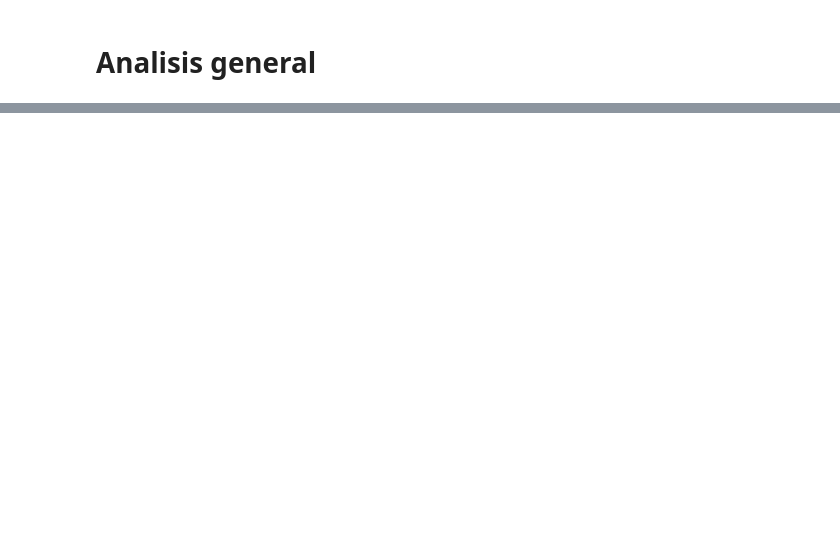
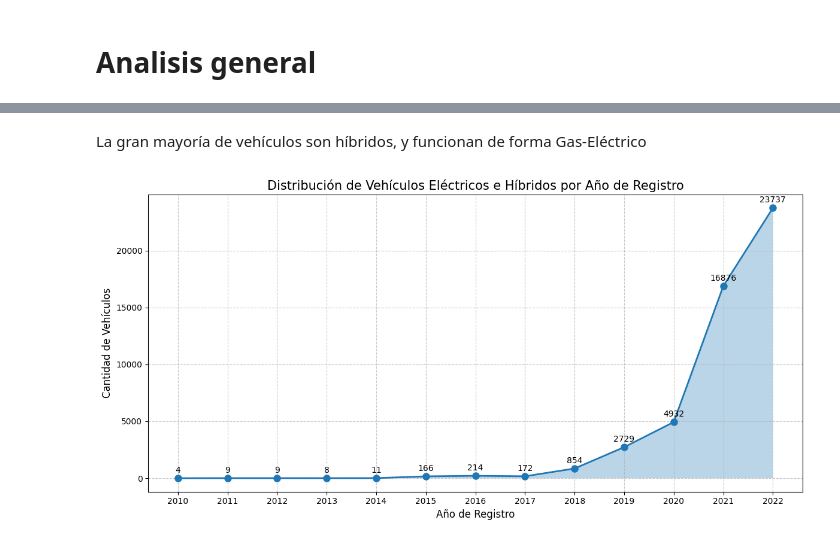
Before and after one commit to JuanRuizIng/electric_and_hybrid_vehicles_analysis, a Jupyter notebook: notebooks/eda_electric_vehicles.ipynb, the cells around one changed output, grey strips where cells are left out. Drawn from its saved outputs; the diff is of its cells as text; code cells hidden in the pictures; blank space fills up the shorter version.

```diff
--- a/notebooks/eda_electric_vehicles.ipynb
+++ b/notebooks/eda_electric_vehicles.ipynb
@@ -483,0 +523,32 @@ memory usage: 6.6+ MB
+# %% [markdown]
+La gran mayoría de vehículos son híbridos, y funcionan de forma Gas-Eléctrico
+# %%
+plt.figure(figsize=(12, 6))
+
+year_counts = df_filtered['AÑO_REGISTRO'].value_counts().sort_index()
+
+
+plt.plot(year_counts.index, year_counts.values, marker='o', linestyle='-', linewidth=2, markersize=8)
+
+
+plt.fill_between(year_counts.index, year_counts.values, alpha=0.3)
+
+
+plt.title('Distribución de Vehículos Eléctricos e Híbridos por Año de Registro', fontsize=15)
+plt.xlabel('Año de Registro', fontsize=12)
+plt.ylabel('Cantidad de Vehículos', fontsize=12)
+
+
+plt.grid(True, linestyle='--', alpha=0.7)
+
+
+plt.xticks(year_counts.index)
+
+
+for x, y in zip(year_counts.index, year_counts.values):
+    plt.text(x, y + max(year_counts.values) * 0.02, str(y), ha='center')
+
+plt.tight_layout()
+plt.show()
+# %% [output]
+[figure, added]
```
Also changed, not shown: parts of 27 cells of this notebook.
